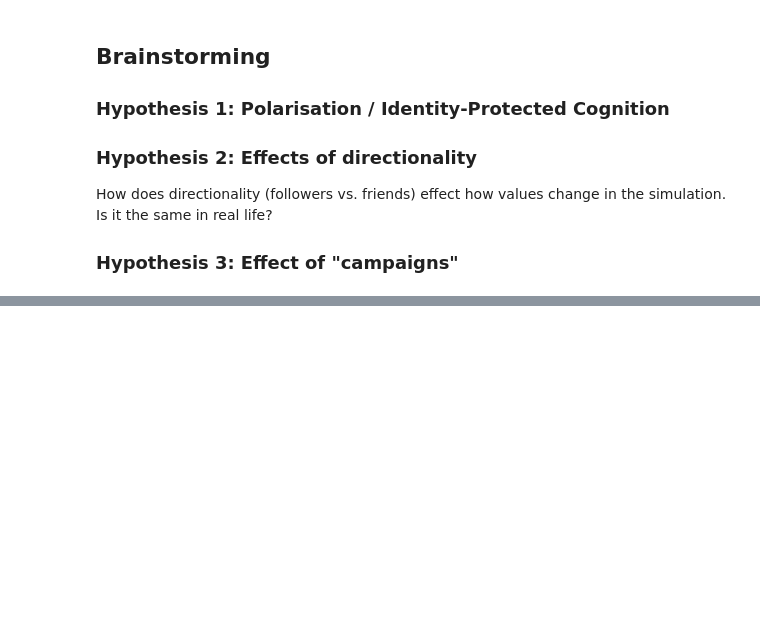
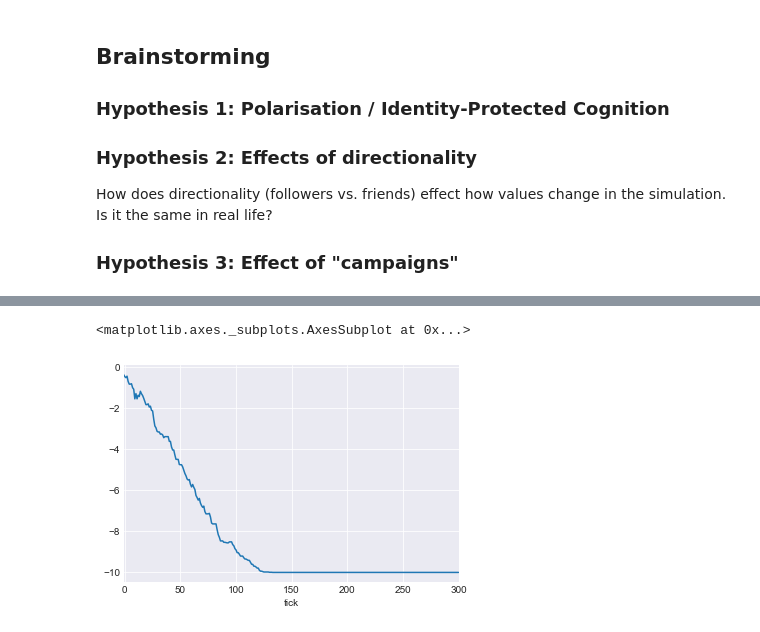
Before and after one commit to rcgonzalez9061/AIPSimulation-Python, a Jupyter notebook: Simulation Experiments.ipynb, the cells around one changed output, grey strips where cells are left out. Drawn from its saved outputs; the diff is of its cells as text; code cells hidden in the pictures; blank space fills up the shorter version.

```diff
--- a/Simulation Experiments.ipynb
+++ b/Simulation Experiments.ipynb
@@ -24,0 +82,6 @@ How does directionality (followers vs. friends) effect how values change in the
+# %%
+vals = pd.read_csv("./Experiments/const_ipc/values.csv")
+vals.groupby('tick')['tp1'].mean().plot(kind="line")
+# %% [output]
+<matplotlib.axes._subplots.AxesSubplot at 0x...>
+[figure, added]
```
Also changed, not shown: parts of 16 cells of this notebook, 48 other files.
